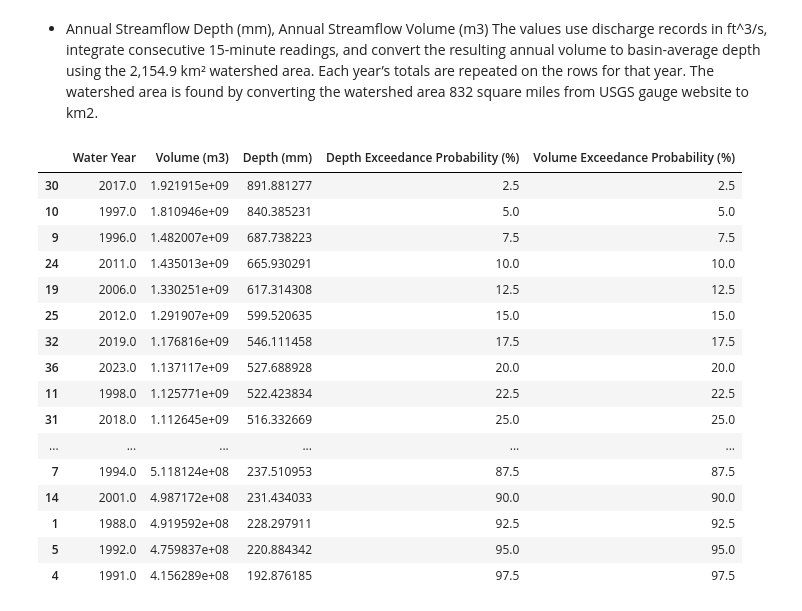
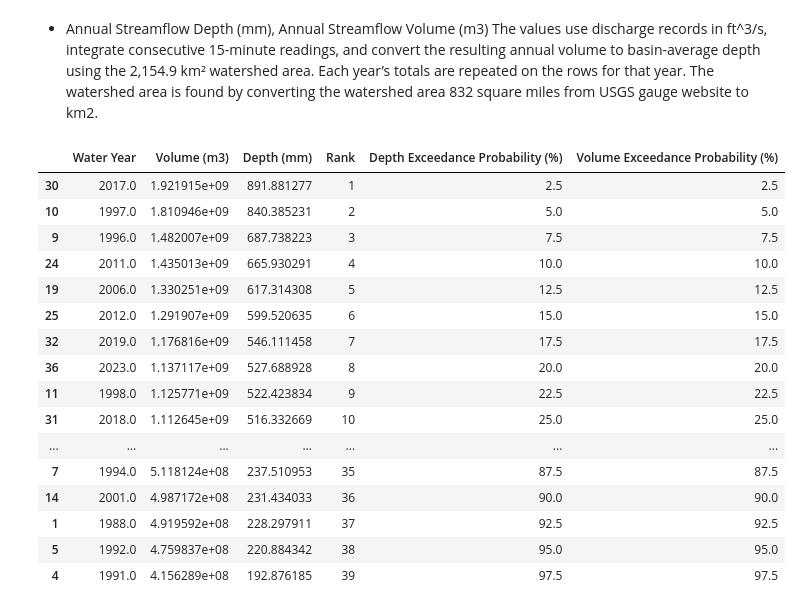
Before and after one commit to bgaffne/Thesis-Snow-Drought, a Jupyter notebook: Exceedance_prob.ipynb, the cells around one changed output. Drawn from its saved outputs; the diff is of its cells as text; code cells hidden in the pictures.

```diff
--- a/Exceedance_prob.ipynb
+++ b/Exceedance_prob.ipynb
@@ -142,47 +146,53 @@ annual_flow = (
 )
 
 # Convert annual volume to basin-average depth
 annual_flow["Depth (mm)"] = (
     annual_flow["Volume (m3)"]
     / (watershed_area_km2 * 1_000_000)
     * 1_000
 )
 
 # Omit the incomplete first
 annual_flow = annual_flow.loc[
     ~annual_flow["Water Year"].isin([1987])
 ].copy()
 
+annual_flow["Rank"] = annual_flow["Depth (mm)"].rank(
+    ascending=False,
+    method="min"
+).astype(int)
+
+
 n = len(annual_flow)
 if n == 0:
     raise ValueError("No complete water years are available to rank.")
 
 annual_flow["Depth Exceedance Probability (%)"] = (
     annual_flow["Depth (mm)"].rank(ascending=False, method="average")
     / (n + 1) * 100
 )
 annual_flow["Volume Exceedance Probability (%)"] = (
     annual_flow["Volume (m3)"].rank(ascending=False, method="average")
     / (n + 1) * 100
 )
 
 annual_flow = annual_flow.sort_values("Volume (m3)", ascending=False)
 display(annual_flow)
 # %% [output]
-|  | Water Year | Volume (m3) | Depth (mm) | Depth Exceedance Probability (%) | Volume Exceedance Probability (%) |
-| 30 | 2017.0 | 1.921915e+09 | 891.881277 | 2.5 | 2.5 |
-| 10 | 1997.0 | 1.810946e+09 | 840.385231 | 5.0 | 5.0 |
-| 9 | 1996.0 | 1.482007e+09 | 687.738223 | 7.5 | 7.5 |
-| 24 | 2011.0 | 1.435013e+09 | 665.930291 | 10.0 | 10.0 |
-| 19 | 2006.0 | 1.330251e+09 | 617.314308 | 12.5 | 12.5 |
-| 25 | 2012.0 | 1.291907e+09 | 599.520635 | 15.0 | 15.0 |
-| 32 | 2019.0 | 1.176816e+09 | 546.111458 | 17.5 | 17.5 |
-| 36 | 2023.0 | 1.137117e+09 | 527.688928 | 20.0 | 20.0 |
-| 11 | 1998.0 | 1.125771e+09 | 522.423834 | 22.5 | 22.5 |
-| 31 | 2018.0 | 1.112645e+09 | 516.332669 | 25.0 | 25.0 |
-| ... | ... | ... | ... | ... | ... |
-| 7 | 1994.0 | 5.118124e+08 | 237.510953 | 87.5 | 87.5 |
-| 14 | 2001.0 | 4.987172e+08 | 231.434033 | 90.0 | 90.0 |
-| 1 | 1988.0 | 4.919592e+08 | 228.297911 | 92.5 | 92.5 |
-| 5 | 1992.0 | 4.759837e+08 | 220.884342 | 95.0 | 95.0 |
-| 4 | 1991.0 | 4.156289e+08 | 192.876185 | 97.5 | 97.5 |
+|  | Water Year | Volume (m3) | Depth (mm) | Rank | Depth Exceedance Probability (%) | Volume Exceedance Probability (%) |
+| 30 | 2017.0 | 1.921915e+09 | 891.881277 | 1 | 2.5 | 2.5 |
+| 10 | 1997.0 | 1.810946e+09 | 840.385231 | 2 | 5.0 | 5.0 |
+| 9 | 1996.0 | 1.482007e+09 | 687.738223 | 3 | 7.5 | 7.5 |
+| 24 | 2011.0 | 1.435013e+09 | 665.930291 | 4 | 10.0 | 10.0 |
+| 19 | 2006.0 | 1.330251e+09 | 617.314308 | 5 | 12.5 | 12.5 |
+| 25 | 2012.0 | 1.291907e+09 | 599.520635 | 6 | 15.0 | 15.0 |
+| 32 | 2019.0 | 1.176816e+09 | 546.111458 | 7 | 17.5 | 17.5 |
+| 36 | 2023.0 | 1.137117e+09 | 527.688928 | 8 | 20.0 | 20.0 |
+| 11 | 1998.0 | 1.125771e+09 | 522.423834 | 9 | 22.5 | 22.5 |
+| 31 | 2018.0 | 1.112645e+09 | 516.332669 | 10 | 25.0 | 25.0 |
+| ... | ... | ... | ... | ... | ... | ... |
+| 7 | 1994.0 | 5.118124e+08 | 237.510953 | 35 | 87.5 | 87.5 |
+| 14 | 2001.0 | 4.987172e+08 | 231.434033 | 36 | 90.0 | 90.0 |
+| 1 | 1988.0 | 4.919592e+08 | 228.297911 | 37 | 92.5 | 92.5 |
+| 5 | 1992.0 | 4.759837e+08 | 220.884342 | 38 | 95.0 | 95.0 |
+| 4 | 1991.0 | 4.156289e+08 | 192.876185 | 39 | 97.5 | 97.5 |
```
Also changed, not shown: parts of 4 cells of this notebook.
